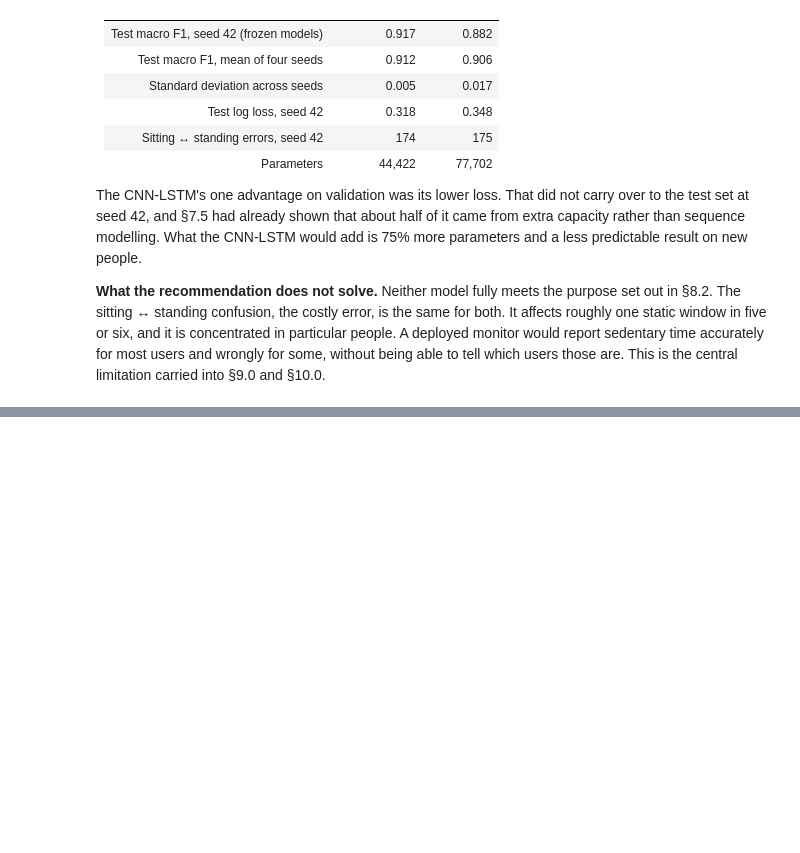
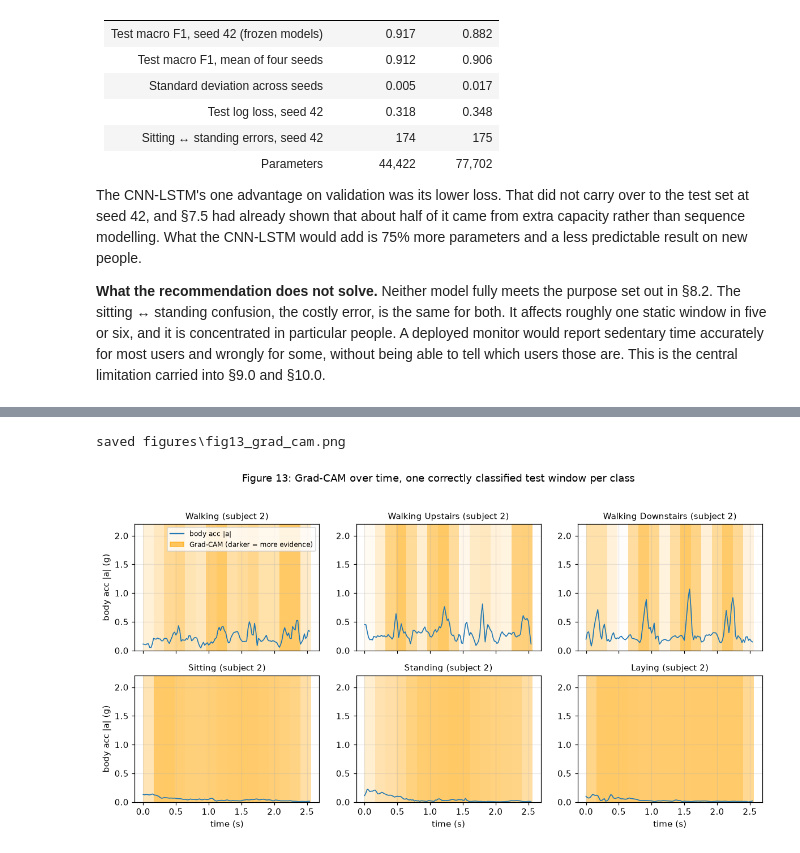
Before and after one commit to Kha73k/IT8414-GroupProject, a Jupyter notebook: IT8414_HAR.ipynb, the cells around one changed output, grey strips where cells are left out. Drawn from its saved outputs; the diff is of its cells as text; code cells hidden in the pictures; blank space fills up the shorter version.

```diff
--- a/IT8414_HAR.ipynb
+++ b/IT8414_HAR.ipynb
@@ -3314,0 +3416,10 @@ which users those are. This is the central limitation carried into §9.0 and
+# %%
+# author: Rashed Ramadham
+# With orientation hidden, what do the static windows become?
+X_hidden = X_test_std.copy()
+X_hidden[:, CHANNEL_GROUPS["total_acc"], :] = 0.0
+hidden_pred = predict(deployed_model, X_hidden)
+for activity in ("SITTING", "STANDING", "LAYING"):
+    k = ACTIVITIES.index(activity)
+    became = pd.Series([SHORT_NAMES[p] for p in hidden_pred[y_test == k]]).value_counts()
+    print(f"{activity:9} ({(y_test == k).sum()} windows) predicted as: {became.to_dict()}")
@@ -3314,0 +3500,30 @@ which users those are. This is the central limitation carried into §9.0 and
+# %%
+# author: Rashed Ramadham
+body_mag_test = magnitude(X_test_raw, 0)
+t = np.arange(WINDOW_LEN) / SAMPLING_HZ
+step_seconds = (WINDOW_LEN // 16) / SAMPLING_HZ           # 8 samples = 0.16 s
+
+fig, axes = plt.subplots(2, 3, figsize=(13, 5.8), sharex=True)
+for k, ax in enumerate(axes.ravel()):
+    i = int(np.flatnonzero((y_test == k) & (test_pred == k))[0])   # first correct window
+    cam = grad_cam(deployed_model, torch.from_numpy(X_test_std[i:i + 1]).to(device), k)
+    for step, weight in enumerate(cam):
+        ax.axvspan(step * step_seconds, (step + 1) * step_seconds,
+                   color="orange", alpha=0.6 * weight, lw=0)
+    ax.plot(t, body_mag_test[i], lw=1.1, color="C0")
+    ax.set_title(f"{ACTIVITIES[k].replace('_', ' ').title()} (subject {subj_test[i]})", fontsize=10)
+    ax.set_ylim(0, 2.2)
+    if k >= 3:
+        ax.set_xlabel("time (s)")
+    if k % 3 == 0:
+        ax.set_ylabel("body acc |a| (g)")
+axes[0, 0].legend(handles=[plt.Line2D([], [], color="C0", label="body acc |a|"),
+                           plt.Rectangle((0, 0), 1, 1, color="orange", alpha=0.6,
+                                         label="Grad-CAM (darker = more evidence)")],
+                  fontsize=8, loc="upper right")
+fig.suptitle("Figure 13: Grad-CAM over time, one correctly classified test window per class", y=1.02)
+savefig(fig, 13, "grad_cam")
+plt.show()
+# %% [output]
+saved figures\fig13_grad_cam.png
+[figure, added]
```
Also changed, not shown: parts of 34 cells of this notebook, 4 other files.
